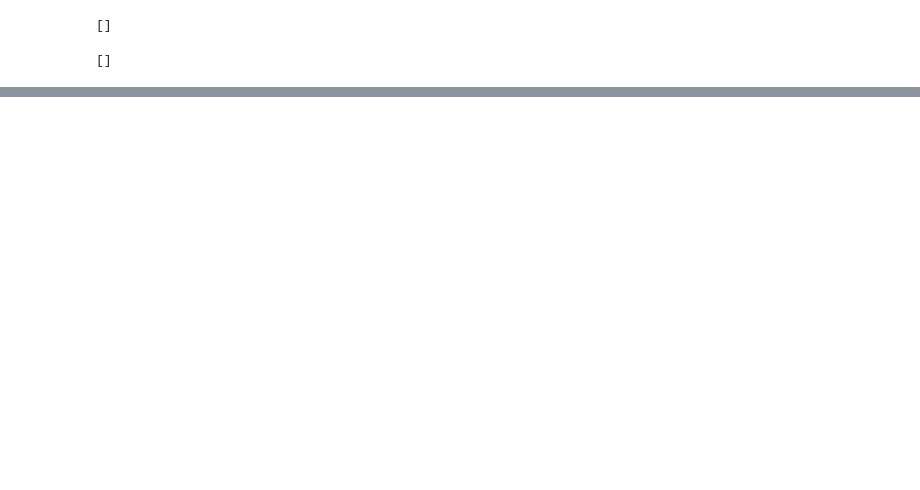
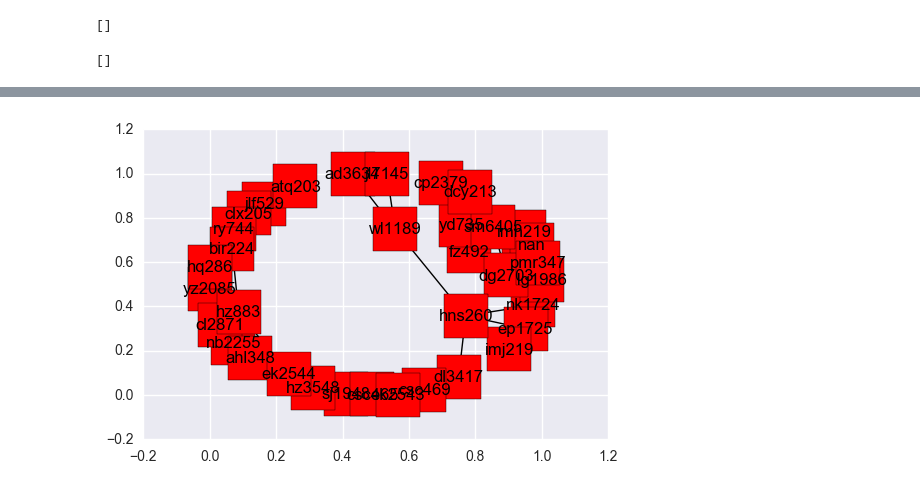
Before and after one commit to drewyoungren/JMM17, a Jupyter notebook: Gadgets/Presentation.ipynb, the cells around one changed output, grey strips where cells are left out. Drawn from its saved outputs; the diff is of its cells as text; code cells hidden in the pictures; blank space fills up the shorter version.

```diff
--- a/Gadgets/Presentation.ipynb
+++ b/Gadgets/Presentation.ipynb
@@ -96,0 +197,13 @@ fig.set_size_inches(3,5)
+# %%
+def add_friend(x):
+    """Add friend list from series x to graph f."""
+    for y in str(x['\"Friends\"']).split(','):
+#         print x['NetID'].lower(),y.strip().lower()
+        f.add_edge(x['NetID'].lower(),y.strip().lower())
+#     ax = plt.axes()
+#     ax.axis('off')
+#     nx.draw_networkx(f,pos=nx.spring_layout(f),node_shape='s',ax=ax,node_size=1000)
+#     ims.append((ax,))
+
+f = nx.Graph()
+fr.apply(add_friend,axis=1)
@@ -96,0 +230,4 @@ fig.set_size_inches(3,5)
+# %%
+nx.draw_networkx(nx.Graph(f.edges()[:45]),node_shape='s',node_size=1000)
+# %% [output]
+[figure, added]
```
Also changed, not shown: parts of 43 cells of this notebook, 5 other files.
